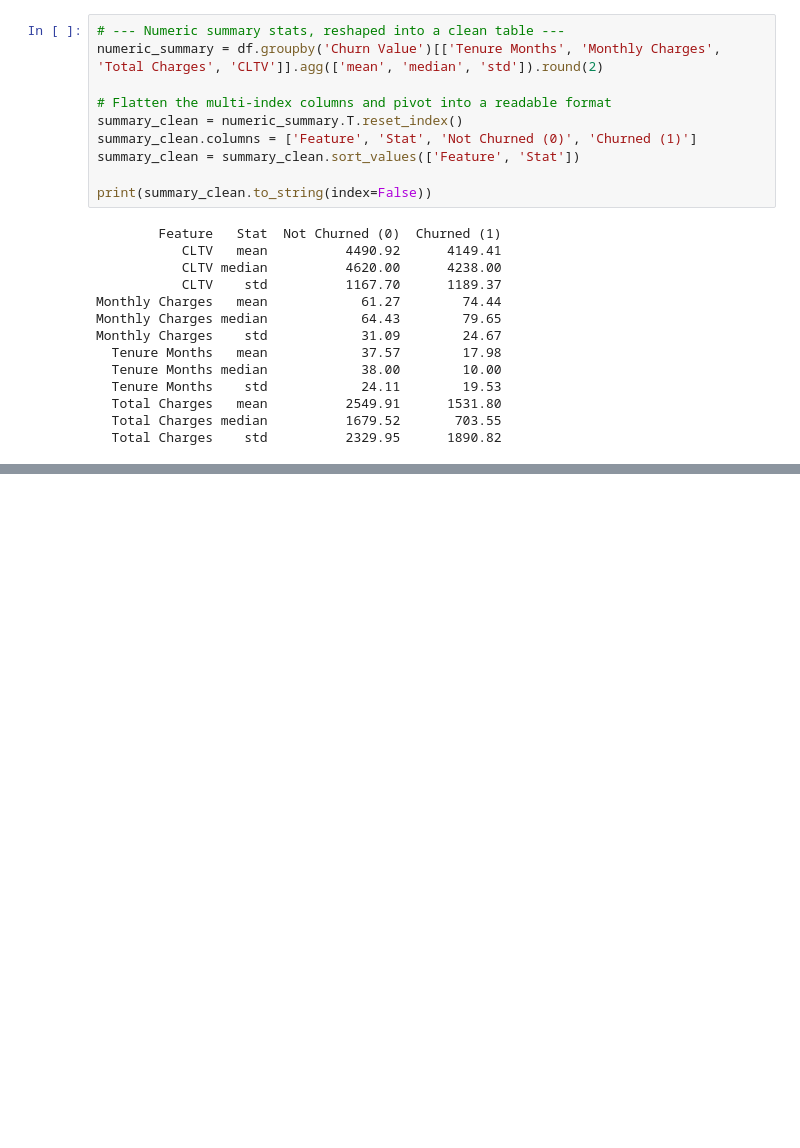
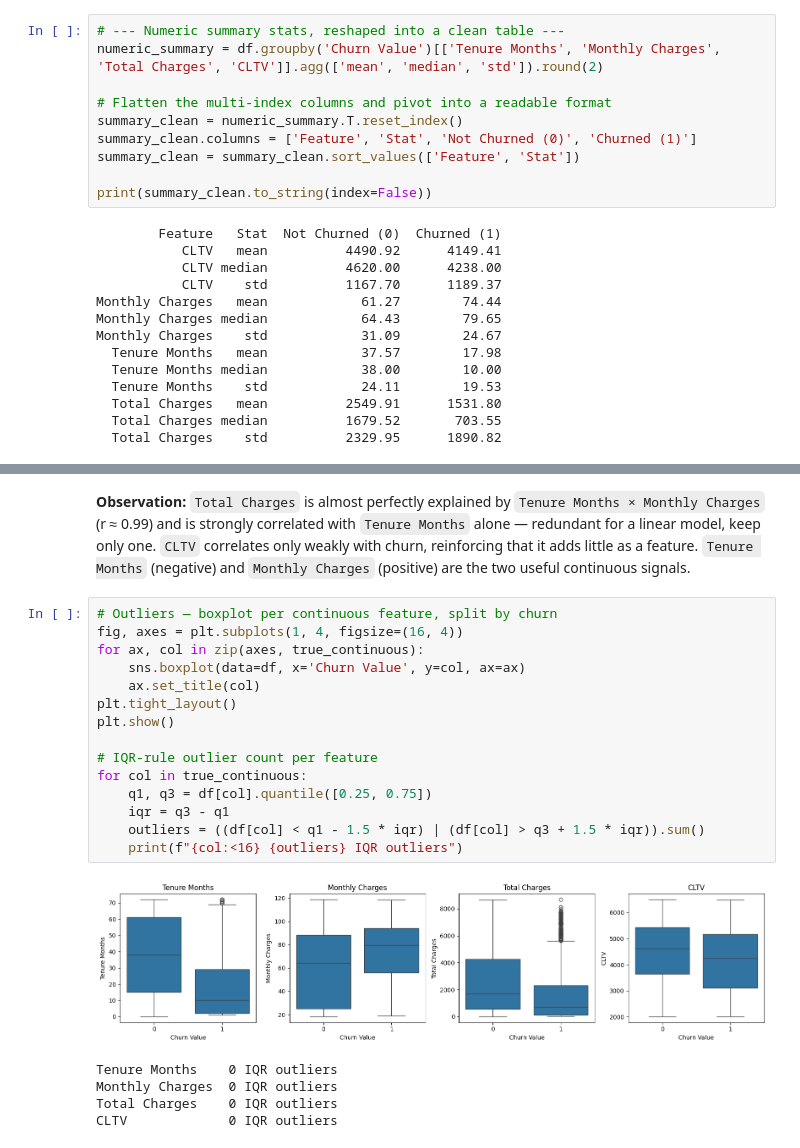
Before and after one commit to git-to-aswin/Customer-Churn-Prediction, a Jupyter notebook: notebook/EDA.ipynb, the cells around one changed output, grey strips where cells are left out. Saved outputs shown, nothing was run; the diff lists cells and outputs as text; blank space fills up the shorter version.

Commit message:
data exploration and summary

```diff
--- a/notebook/EDA.ipynb
+++ b/notebook/EDA.ipynb
@@ -262,0 +421,26 @@ Monthly Charges    std            31.09        24.67
+# %% [markdown]
+**Observation:** `Total Charges` is almost perfectly explained by `Tenure Months × Monthly Charges`
+(r ≈ 0.99) and is strongly correlated with `Tenure Months` alone — redundant for a linear model,
+keep only one. `CLTV` correlates only weakly with churn, reinforcing that it adds little as a feature.
+`Tenure Months` (negative) and `Monthly Charges` (positive) are the two useful continuous signals.
+# %%
+# Outliers — boxplot per continuous feature, split by churn
+fig, axes = plt.subplots(1, 4, figsize=(16, 4))
+for ax, col in zip(axes, true_continuous):
+    sns.boxplot(data=df, x='Churn Value', y=col, ax=ax)
+    ax.set_title(col)
+plt.tight_layout()
+plt.show()
+
+# IQR-rule outlier count per feature
+for col in true_continuous:
+    q1, q3 = df[col].quantile([0.25, 0.75])
+    iqr = q3 - q1
+    outliers = ((df[col] < q1 - 1.5 * iqr) | (df[col] > q3 + 1.5 * iqr)).sum()
+    print(f"{col:<16} {outliers} IQR outliers")
+# %% [output]
+[figure, added]
+Tenure Months    0 IQR outliers
+Monthly Charges  0 IQR outliers
+Total Charges    0 IQR outliers
+CLTV             0 IQR outliers
```
Also changed, not shown: parts of 19 cells of this notebook.
